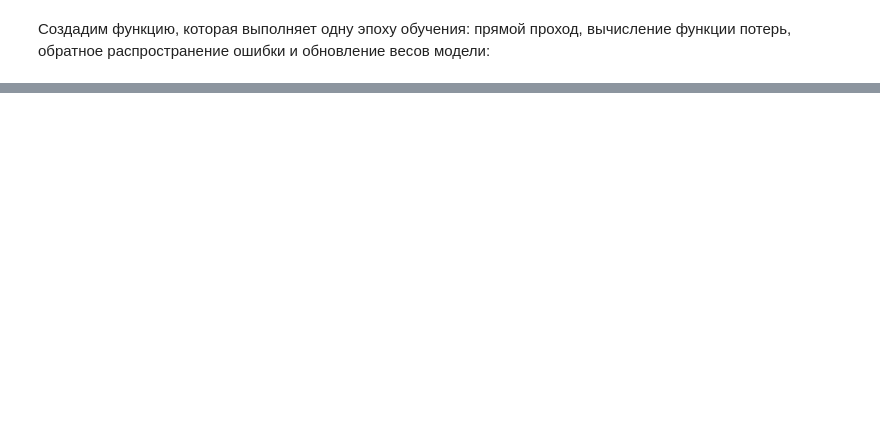
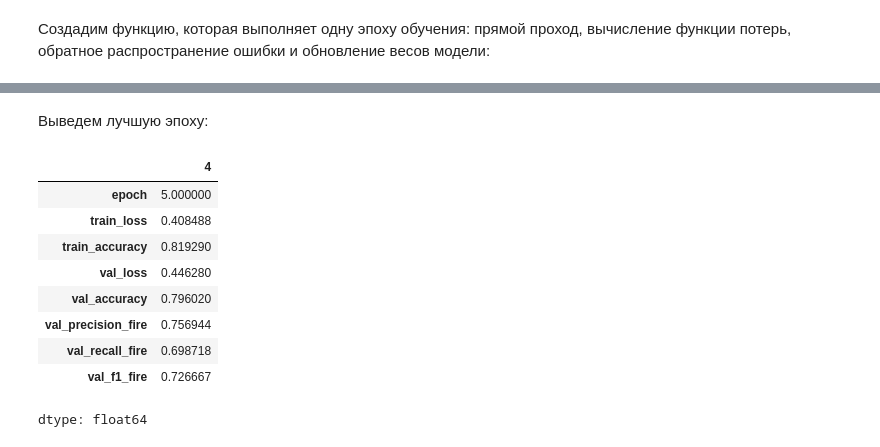
Before and after one commit to Rychal-Su/gp5, a Jupyter notebook: part2_images/wildfire_image_classification.ipynb, the cells around one changed output, grey strips where cells are left out. Cells and saved outputs as stored; diff of their text form; code cells hidden in the pictures; blank space fills up the shorter version.

```diff
--- a/part2_images/wildfire_image_classification.ipynb
+++ b/part2_images/wildfire_image_classification.ipynb
@@ -950,0 +943,16 @@ Epoch: 3
+# %% [markdown]
+Выведем лучшую эпоху:
+# %%
+best_baseline = baseline_logs.loc[baseline_logs['val_f1_fire'].idxmax()]
+best_baseline
+# %% [output]
+|  | 4 |
+| epoch | 5.000000 |
+| train_loss | 0.408488 |
+| train_accuracy | 0.819290 |
+| val_loss | 0.446280 |
+| val_accuracy | 0.796020 |
+| val_precision_fire | 0.756944 |
+| val_recall_fire | 0.698718 |
+| val_f1_fire | 0.726667 |
+dtype: float64
```
Also changed, not shown: parts of 60 cells of this notebook.
